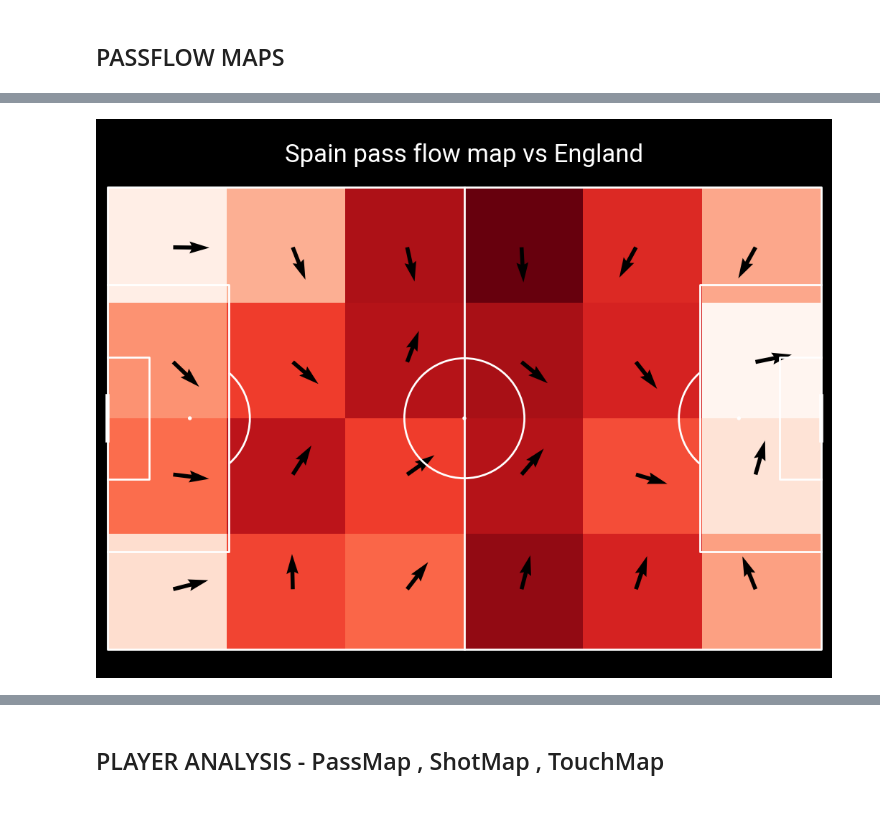
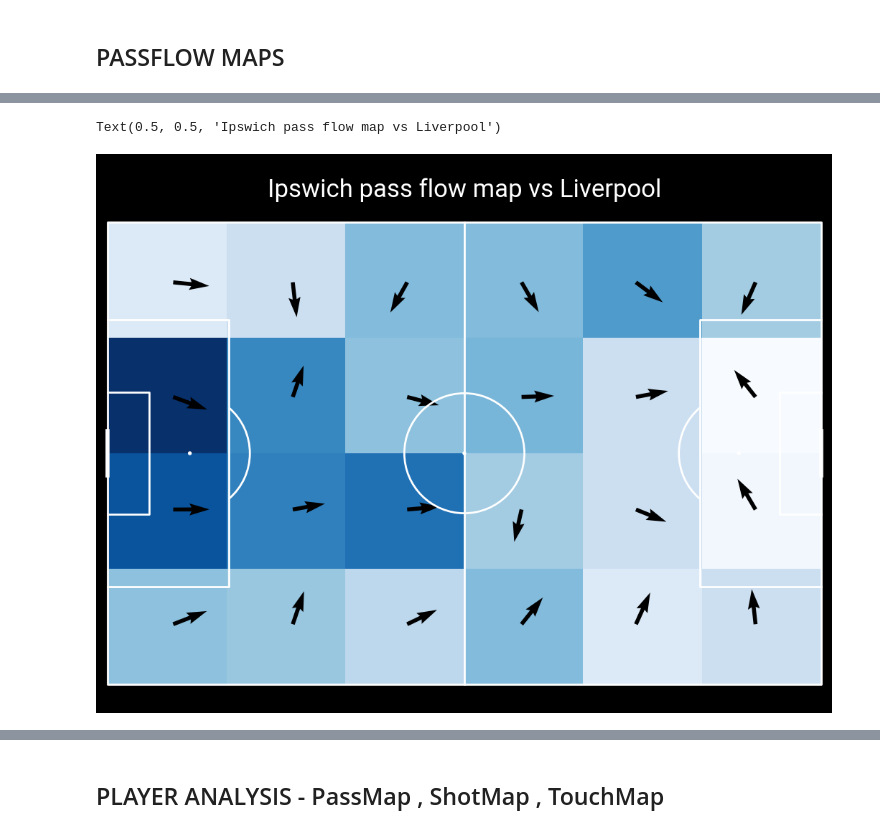
Before and after one commit to ishdeep-10/IndianCitizen, a Jupyter notebook: DataViz/MatchReportV2.ipynb, the cells around one changed output, grey strips where cells are left out. Drawn from its saved outputs; the diff is of its cells as text; code cells hidden in the pictures.

```diff
--- a/DataViz/MatchReportV2.ipynb
+++ b/DataViz/MatchReportV2.ipynb
@@ -146,8 +140,8 @@ fig, axs = pitch.grid(grid_height=0.9, title_height=0.04, axis=False,
                      endnote_height=0.03, title_space=0, endnote_space=0)  # grid takes up 80% of the figure height
 
 
-team1 = 'Spain'
-team2 = 'England'
+team1 = 'Ipswich'
+team2 = 'Liverpool'
 #C:\Users\acer\Documents\GitHub\IndianCitizen\Images\TeamLogos
 img_team1 = mpimg.imread(f'C:/Users/acer/Documents/GitHub/IndianCitizen/Images/TeamLogos/{team1}.png')
 img_team2 = mpimg.imread(f'C:/Users/acer/Documents/GitHub/IndianCitizen/Images/TeamLogos/{team2}.png')
@@ -161,22 +155,22 @@ ax_image = add_image(
     img_team2, fig, left=0.52, bottom=0.7, width=0.15, height=0.15,aspect='equal'
 )
 
-team1_facecolor = '#E22323'
-team2_facecolor = '#FAF8F3'
+team1_facecolor = '#2d81e1'
+team2_facecolor = '#ee270f'
 
 
 pitch.scatter(80,0.1,s=300,ec='red',color='white',ax=axs['pitch'],zorder=2)
 pitch.scatter(90,0.1,s=500,ec='red',color='white',ax=axs['pitch'],zorder=2)
 pitch.scatter(100,0.1,s=1000,ec='red',color='white',ax=axs['pitch'],zorder=2)
 
-sc_team1 = pitch.scatter(df_team1.x, df_team1.y, s=df_team1.expectedGoals * 1000,
+sc_team1 = pitch.scatter(df_team1.x, df_team1.y, s=df_team1.expectedGoals * 800,
                          ec='grey', color=team1_facecolor, ax=axs['pitch'],zorder=2)
 sc_team1_goals = pitch.scatter(df_team1_goals.x, df_team1_goals.y, s=df_team1_goals.expectedGoals * 1000,
                          ec='white', color=team1_facecolor,marker='*', ax=axs['pitch'],zorder=2)
-sc_team2 = pitch.scatter(df_team2.x, df_team2.y, s=df_team2.expectedGoals * 100,
+sc_team2 = pitch.scatter(df_team2.x, df_team2.y, s=df_team2.expectedGoals * 800,
                          ec='grey', color=team2_facecolor, ax=axs['pitch'],zorder=2)
-sc_team2_goals = pitch.scatter(df_team2_goals.x, df_team2_goals.y, s=df_team2_goals.expectedGoals * 3000,
-                         ec='red', color=team2_facecolor,marker='*', ax=axs['pitch'],zorder=2)
+sc_team2_goals = pitch.scatter(df_team2_goals.x, df_team2_goals.y, s=df_team2_goals.expectedGoals * 1000,
+                         ec='white', color=team2_facecolor,marker='*', ax=axs['pitch'],zorder=2)
 
 fig.set_facecolor('black')
 
@@ -184,7 +178,7 @@ fig.set_facecolor('black')
 # Set title
 axs['pitch'].set_title(f'{team1} Vs {team2}',fontdict={'fontsize': 30, 'weight': 'bold', 'color': 'white'}, loc='center')
 # Add subtitle
-subtitle_text = "Euros 2024 | 14th July 2024"
+subtitle_text = "PL 2024/25 | 17th August 2024"
 axs['pitch'].text(0.37, 0.98, subtitle_text, ha='left', va='center', transform=axs['pitch'].transAxes, color='white', fontsize=18)
 
 
@@ -385,5 +379,5 @@ axs['pitch'].annotate(endnote_text, xy=(0.2, 0.01), xycoords='axes fraction',ha=
 endnote_text2 = "Increasing xG ->"
 axs['pitch'].annotate(endnote_text2, xy=(0.85, 0.01), xycoords='axes fraction',ha='center', va='center', fontsize=20, color='white')
 
-plt.savefig(f'C:/Users/acer/Documents/GitHub/IndianCitizen/MatchReports/EUROS-24/{team1}V{team2}/{team1}V{team2}_Report.png',dpi=500,bbox_inches = 'tight',facecolor=background)
+#plt.savefig(f'C:/Users/acer/Documents/GitHub/IndianCitizen/MatchReports/EUROS-24/{team1}V{team2}/{team1}V{team2}_Report.png',dpi=500,bbox_inches = 'tight',facecolor=background)
 # %% [output]
@@ -614,3 +834,6 @@ plt.savefig(f'C:/Users/acer/Documents/GitHub/IndianCitizen/MatchReports/EUROS-24
 # %%
-team1_passes_df = passes_df_whoscored[passes_df_whoscored['teamId']==home_team_id]
-team2_passes_df = passes_df_whoscored[passes_df_whoscored['teamId']==away_team_id]
+mask_passes_1 = (df_whoscored.type == 'Pass') & (df_whoscored.team == team1)
+team1_passes_df = df_whoscored.loc[mask_passes_1]
+
+mask_passes_2 = (df_whoscored.type == 'Pass') & (df_whoscored.team == team2)
+team2_passes_df = df_whoscored.loc[mask_passes_2]
@@ -617,31 +851,32 @@ team2_passes_df = passes_df_whoscored[passes_df_whoscored['teamId']==away_team_i
 # %%
 pitch = Pitch(pitch_type='opta', pad_bottom=1, pad_top=1,
               pad_left=1, pad_right=1,
               line_zorder=2, line_color='white', pitch_color='black')
 bins = (6, 4)
 fig, axs = pitch.grid(figheight=8, endnote_height=0.03, endnote_space=0,
                       title_height=0.1, title_space=0, grid_height=0.82,
                       axis=False)
 fig.set_facecolor('black')
 
 # plot the heatmap - darker colors = more passes originating from that square
 bs_heatmap = pitch.bin_statistic(team1_passes_df.x, team1_passes_df.y, statistic='count', bins=bins)
-hm = pitch.heatmap(bs_heatmap, ax=axs['pitch'], cmap='Reds')
+hm = pitch.heatmap(bs_heatmap, ax=axs['pitch'], cmap='Blues')
 # plot the pass flow map with a single color ('black') and length of the arrow (5)
-fm = pitch.flow(team1_passes_df.x, team1_passes_df.y, team1_passes_df.endX, team1_passes_df.endY,
+fm = pitch.flow(team1_passes_df.x, team1_passes_df.y, team1_passes_df.end_x, team1_passes_df.end_y,
                 color='black', arrow_type='same',
                 arrow_length=5, bins=bins, ax=axs['pitch'])
 
 # title / endnote
 font = FontManager()  # default is loading robotto font from google fonts
 axs['title'].text(0.5, 0.5, f'{team1} pass flow map vs {team2}',
                   fontsize=25, fontproperties=font.prop,color='white', va='center', ha='center')
 #axs['endnote'].text(1, 0.5, '@indian_citizen',
                     #fontsize=18, fontproperties=font.prop,color='white', va='center', ha='right')
 
-plt.savefig(f'C:/Users/acer/Documents/GitHub/IndianCitizen/MatchReports/EUROS-24/{team1}V{team2}/{team1} PassFlowMap.png',dpi=500,bbox_inches = 'tight',facecolor=background)
+#plt.savefig(f'C:/Users/acer/Documents/GitHub/IndianCitizen/MatchReports/EUROS-24/{team1}V{team2}/{team1} PassFlowMap.png',dpi=500,bbox_inches = 'tight',facecolor=background)
 # %% [output]
+Text(0.5, 0.5, 'Ipswich pass flow map vs Liverpool')
-[figure, old version]
+[figure, new version]
 # %%
 pitch = Pitch(pitch_type='opta', pad_bottom=1, pad_top=1,
               pad_left=1, pad_right=1,
```
Also changed, not shown: parts of 20 cells of this notebook, 10 other files.
